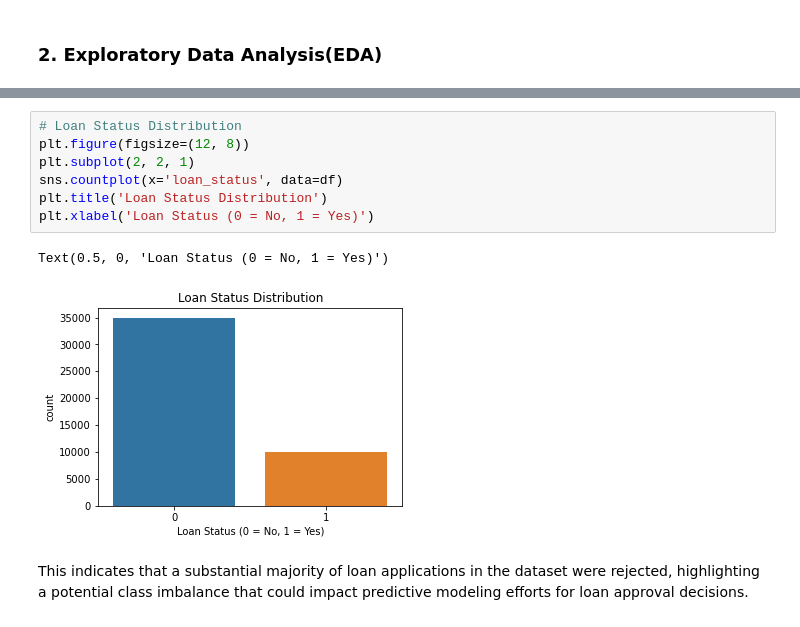
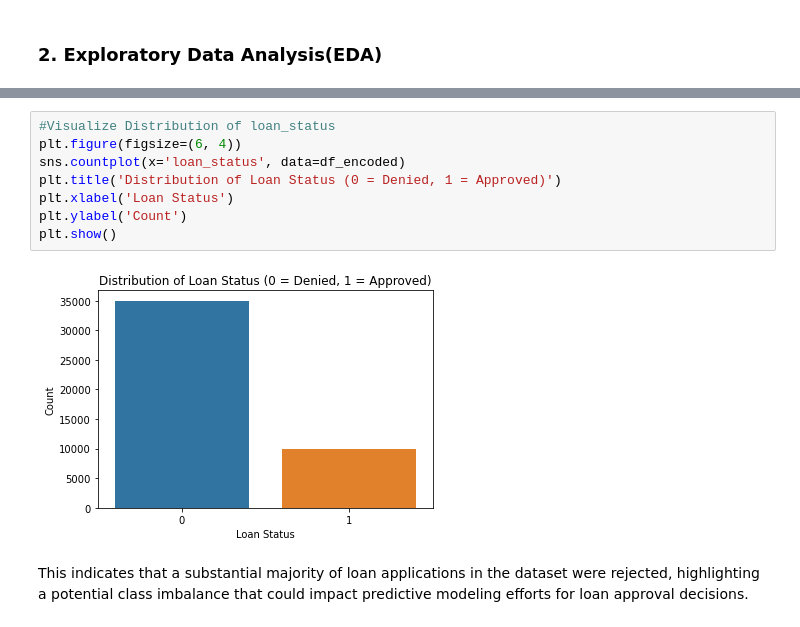
Before and after one commit to IAN-RIUA/Loan-Approval-Predictor, a Jupyter notebook: index.ipynb, the cells around one changed output, grey strips where cells are left out. Drawn from its saved outputs; the diff is of its cells as text.

```diff
--- a/index.ipynb
+++ b/index.ipynb
@@ -191,12 +272,12 @@ The image presents nine bar charts visualizing key attributes of loan applicants
-# %%
-# Loan Status Distribution
-plt.figure(figsize=(12, 8))
-plt.subplot(2, 2, 1)
-sns.countplot(x='loan_status', data=df)
-plt.title('Loan Status Distribution')
-plt.xlabel('Loan Status (0 = No, 1 = Yes)')
-# %% [output]
-Text(0.5, 0, 'Loan Status (0 = No, 1 = Yes)')
-[figure, removed]
+# %%
+#Visualize Distribution of loan_status
+plt.figure(figsize=(6, 4))
+sns.countplot(x='loan_status', data=df_encoded)
+plt.title('Distribution of Loan Status (0 = Denied, 1 = Approved)')
+plt.xlabel('Loan Status')
+plt.ylabel('Count')
+plt.show()
+# %% [output]
+[figure, added]
 # %% [markdown]
 This indicates that a substantial majority of loan applications in the dataset were rejected, highlighting a potential class imbalance that could impact predictive modeling efforts for loan approval decisions.
```
Also changed, not shown: parts of 34 cells of this notebook, 2 other files.
